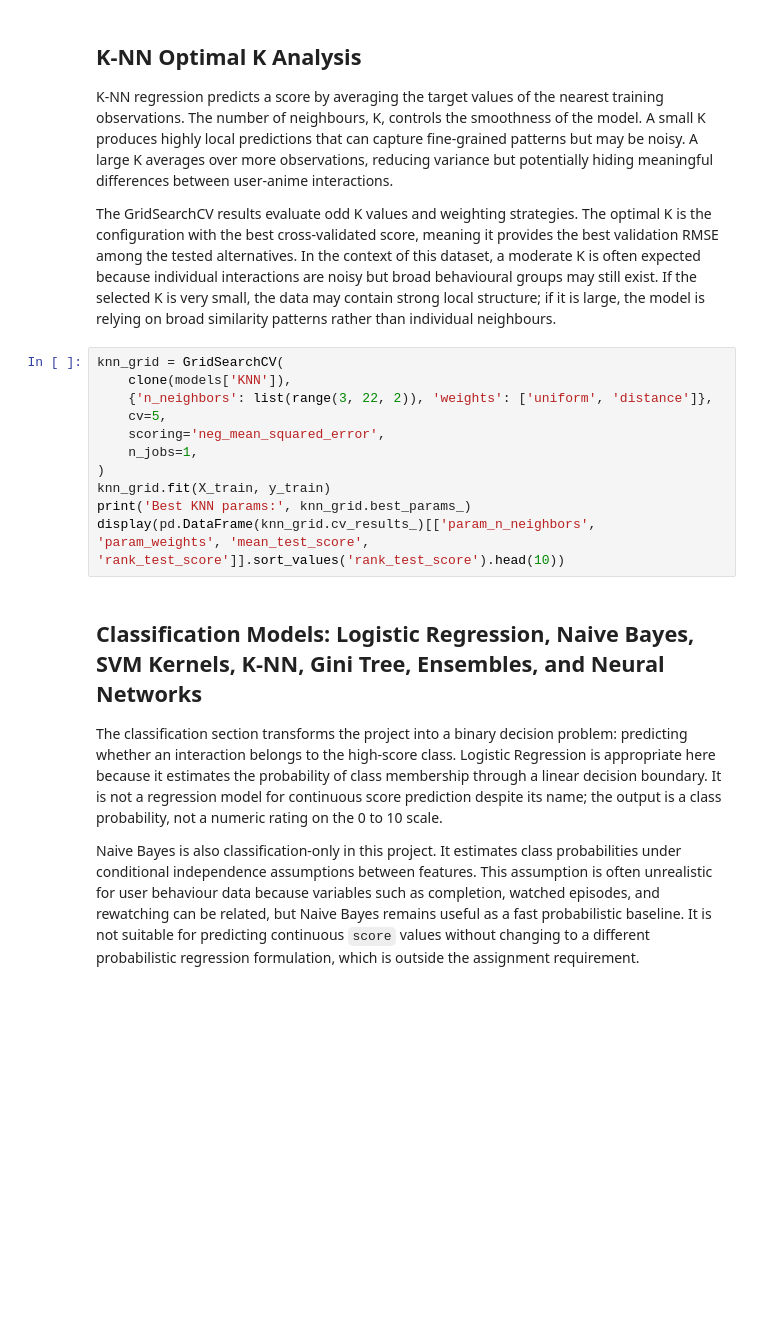
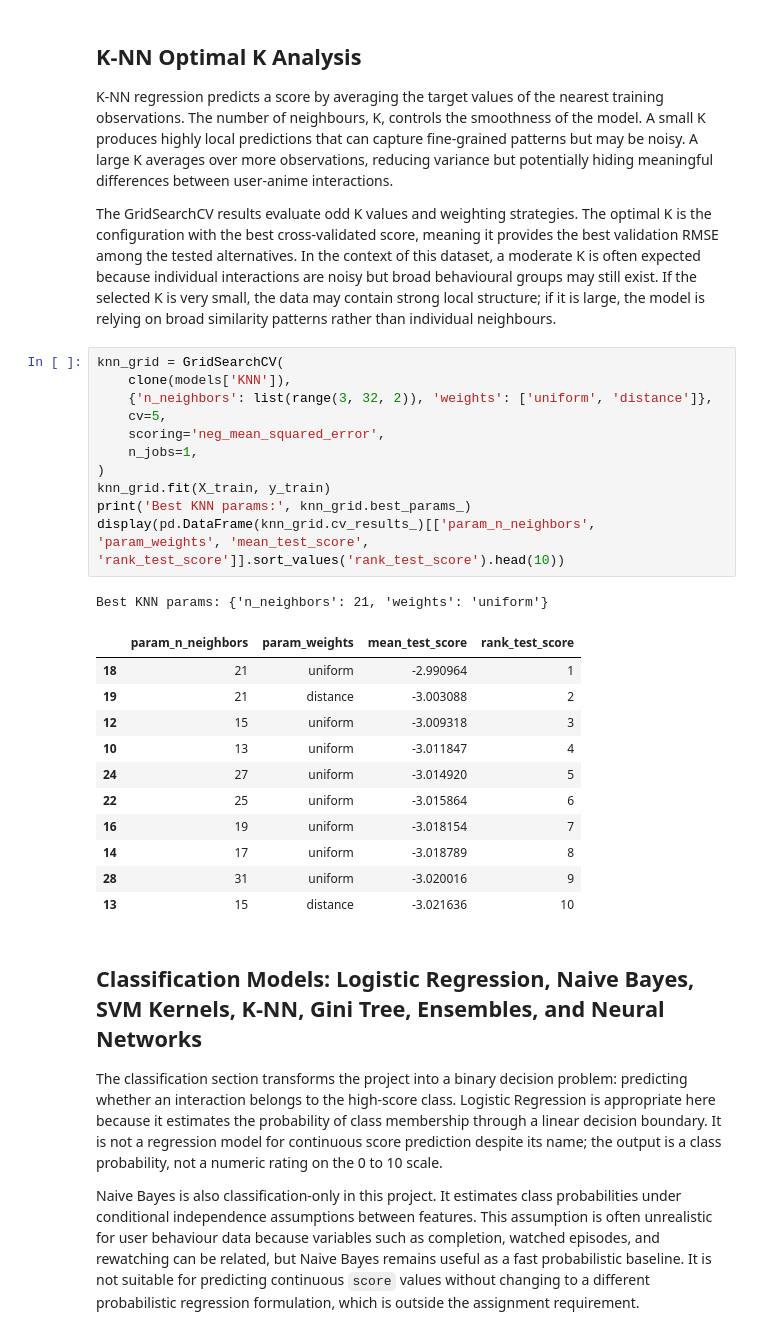
Before and after one commit to JoaoPacheco04/Project_Group_8, a Jupyter notebook: notebooks/02_models.ipynb, the cells around one changed output. Saved outputs shown, nothing was run; the diff lists cells and outputs as text; blank space fills up the shorter version.

```diff
--- a/notebooks/02_models.ipynb
+++ b/notebooks/02_models.ipynb
@@ -143,14 +198,27 @@ The GridSearchCV results evaluate odd K values and weighting strategies. The opt
 # %%
 knn_grid = GridSearchCV(
     clone(models['KNN']),
-    {'n_neighbors': list(range(3, 22, 2)), 'weights': ['uniform', 'distance']},
+    {'n_neighbors': list(range(3, 32, 2)), 'weights': ['uniform', 'distance']},
     cv=5,
     scoring='neg_mean_squared_error',
     n_jobs=1,
 )
 knn_grid.fit(X_train, y_train)
 print('Best KNN params:', knn_grid.best_params_)
 display(pd.DataFrame(knn_grid.cv_results_)[['param_n_neighbors', 'param_weights', 'mean_test_score', 'rank_test_score']].sort_values('rank_test_score').head(10))
+# %% [output]
+Best KNN params: {'n_neighbors': 21, 'weights': 'uniform'}
+|  | param_n_neighbors | param_weights | mean_test_score | rank_test_score |
+| 18 | 21 | uniform | -2.990964 | 1 |
+| 19 | 21 | distance | -3.003088 | 2 |
+| 12 | 15 | uniform | -3.009318 | 3 |
+| 10 | 13 | uniform | -3.011847 | 4 |
+| 24 | 27 | uniform | -3.014920 | 5 |
+| 22 | 25 | uniform | -3.015864 | 6 |
+| 16 | 19 | uniform | -3.018154 | 7 |
+| 14 | 17 | uniform | -3.018789 | 8 |
+| 28 | 31 | uniform | -3.020016 | 9 |
+| 13 | 15 | distance | -3.021636 | 10 |
 # %% [markdown]
 ## Classification Models: Logistic Regression, Naive Bayes, SVM Kernels, K-NN, Gini Tree, Ensembles, and Neural Networks
 
```
Also changed, not shown: parts of 11 cells of this notebook, 19 other files.
